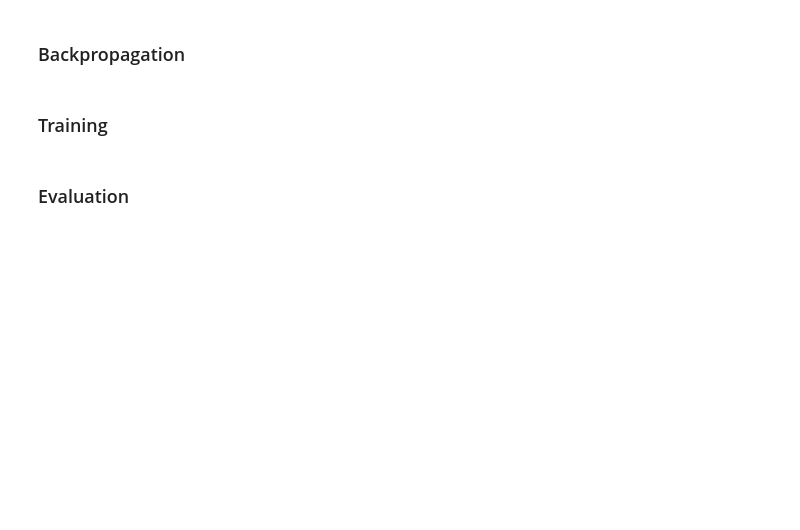
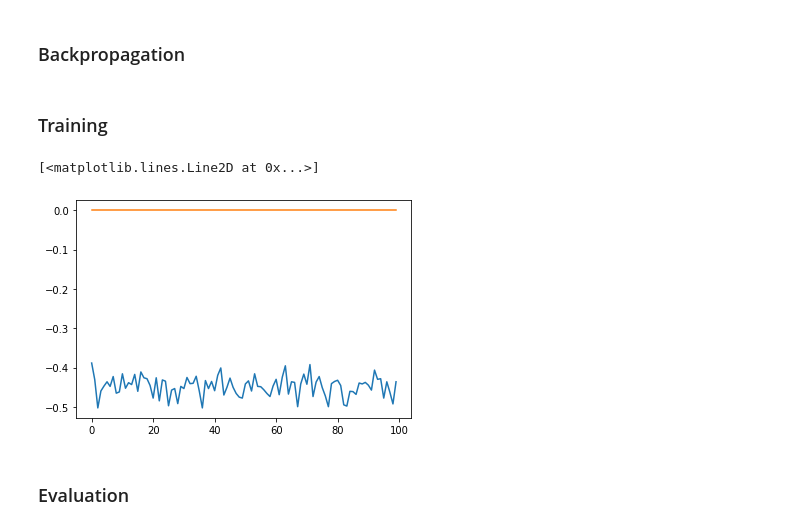
Before and after one commit to Silverlined/MNIST-Neural-Network, a Jupyter notebook: MNIST_Neural_Network_Numpy.ipynb, the cells around one changed output. Cells and saved outputs as stored; diff of their text form; code cells hidden in the pictures; blank space fills up the shorter version.

```diff
--- a/MNIST_Neural_Network_Numpy.ipynb
+++ b/MNIST_Neural_Network_Numpy.ipynb
@@ -314,6 +314,34 @@ forward_backward(nn.weights, X_test[s].reshape((-1, 28*28)).T, Y_train[s])
 ### Backpropagation
 # %% [markdown]
 ### Training
+# %%
+np.random.seed(1337)
+
+losses, accuracies = [], []
+t = trange(100)
+for i in t:
+    samp = np.random.randint(0, X_train.shape[0], size=(nn.batch_size))
+    X = X_train[samp].reshape((-1, 28*28)).T
+    Y = Y_train[samp]
+    x_loss, x_l2, d_l1, d_l2 = forward_backward(nn.weights, X, Y)
+
+    cat = np.argmax(x_l2)
+    accuracy = (cat == Y).mean()
+
+    # SGD
+    l1 = l1 - nn.learning_rate*d_l1
+    l2 = l2 - nn.learning_rate*d_l2
+
+    loss = x_loss.mean()
+    losses.append(loss)
+    accuracies.append(accuracy)
+    t.set_description("loss %.2f accuracy %.2f" % (loss, accuracy))
+
+plot(losses)
+plot(accuracies)
+# %% [output]
+[<matplotlib.lines.Line2D at 0x...>]
+[figure, added]
 # %% [markdown]
 ### Evaluation
 # %%
```
Also changed, not shown: parts of 7 cells of this notebook.
